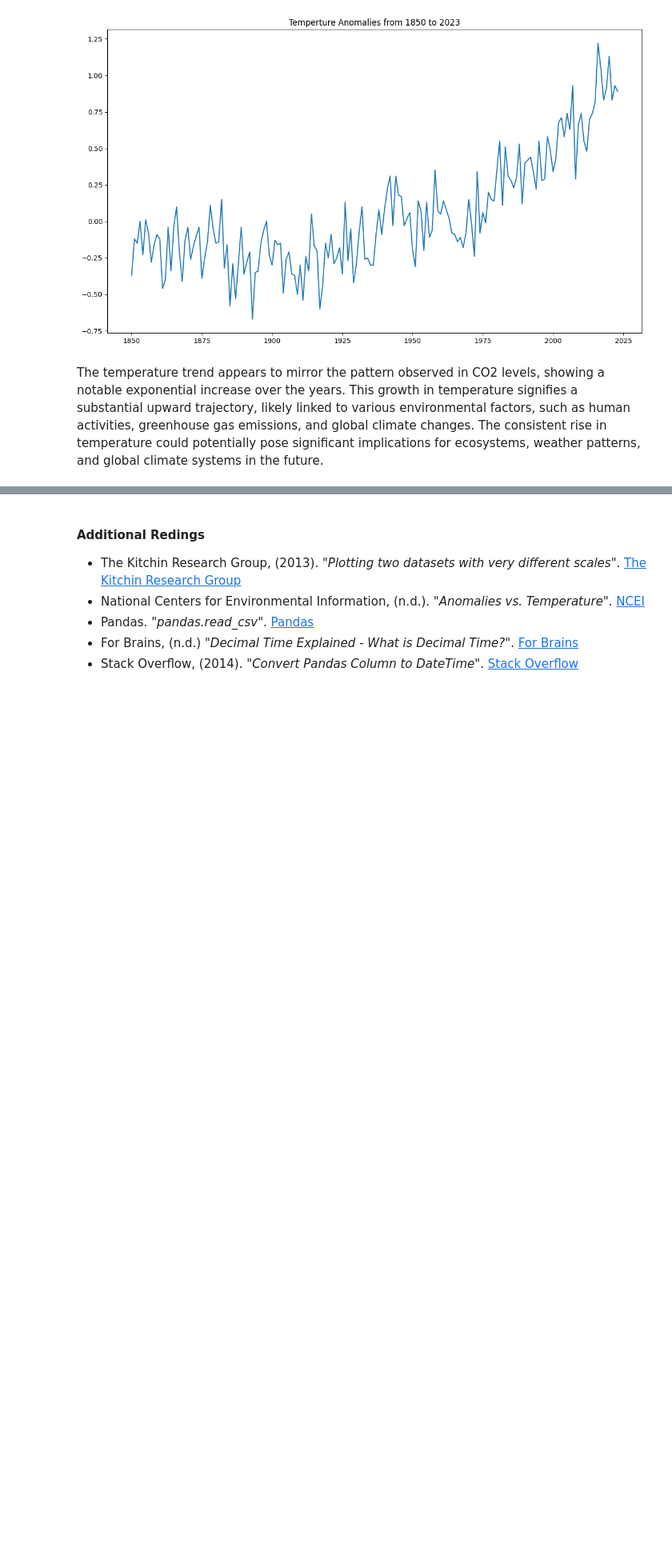
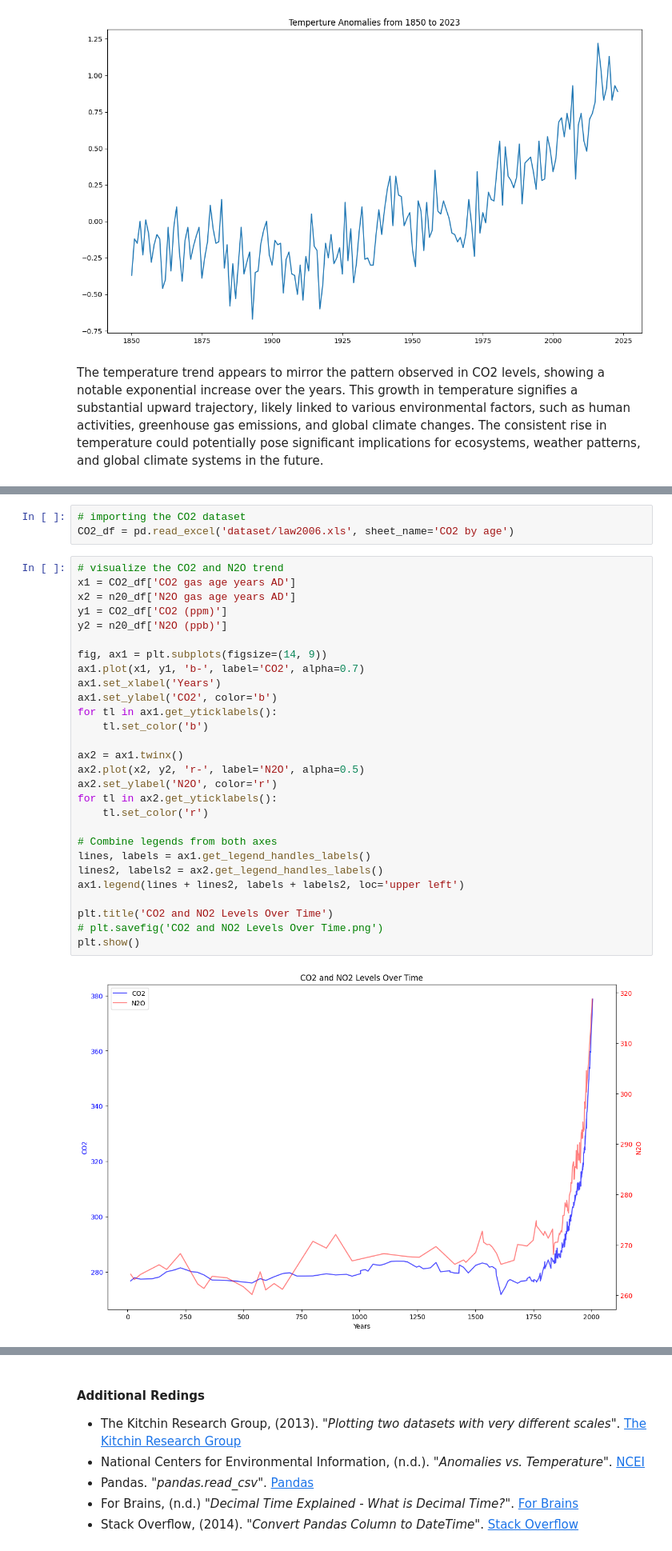
Before and after one commit to C-3sc0/Programming-for-Data-Analysis-Project, a Jupyter notebook: project2.ipynb, the cells around one changed output, grey strips where cells are left out. Shown at 80% size. Cells and saved outputs as stored; diff of their text form; blank space fills up the shorter version.

```diff
--- a/project2.ipynb
+++ b/project2.ipynb
@@ -896,0 +934,33 @@ The temperature trend appears to mirror the pattern observed in CO2 levels, show
+# %%
+# importing the CO2 dataset
+CO2_df = pd.read_excel('dataset/law2006.xls', sheet_name='CO2 by age')
+# %%
+# visualize the CO2 and N2O trend
+x1 = CO2_df['CO2 gas age years AD']
+x2 = n20_df['N2O gas age years AD']
+y1 = CO2_df['CO2 (ppm)']
+y2 = n20_df['N2O (ppb)']
+
+fig, ax1 = plt.subplots(figsize=(14, 9))
+ax1.plot(x1, y1, 'b-', label='CO2', alpha=0.7)
+ax1.set_xlabel('Years')
+ax1.set_ylabel('CO2', color='b')
+for tl in ax1.get_yticklabels():
+    tl.set_color('b')
+
+ax2 = ax1.twinx()
+ax2.plot(x2, y2, 'r-', label='N2O', alpha=0.5)
+ax2.set_ylabel('N2O', color='r')
+for tl in ax2.get_yticklabels():
+    tl.set_color('r')
+
+# Combine legends from both axes
+lines, labels = ax1.get_legend_handles_labels()
+lines2, labels2 = ax2.get_legend_handles_labels()
+ax1.legend(lines + lines2, labels + labels2, loc='upper left')
+
+plt.title('CO2 and NO2 Levels Over Time')
+# plt.savefig('CO2 and NO2 Levels Over Time.png')
+plt.show()
+# %% [output]
+[figure, added]
```
Also changed, not shown: parts of 25 cells of this notebook.
